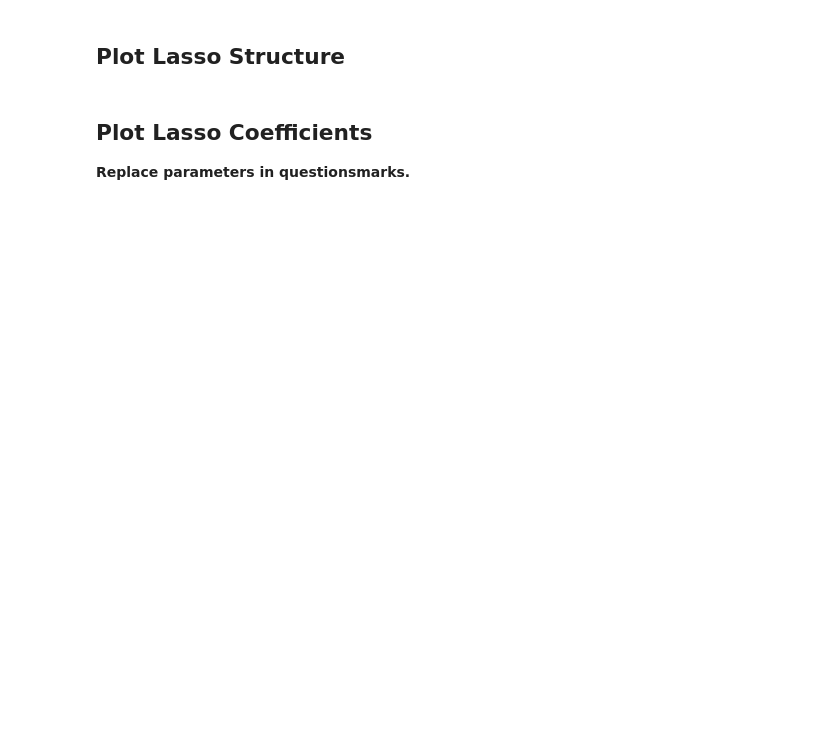
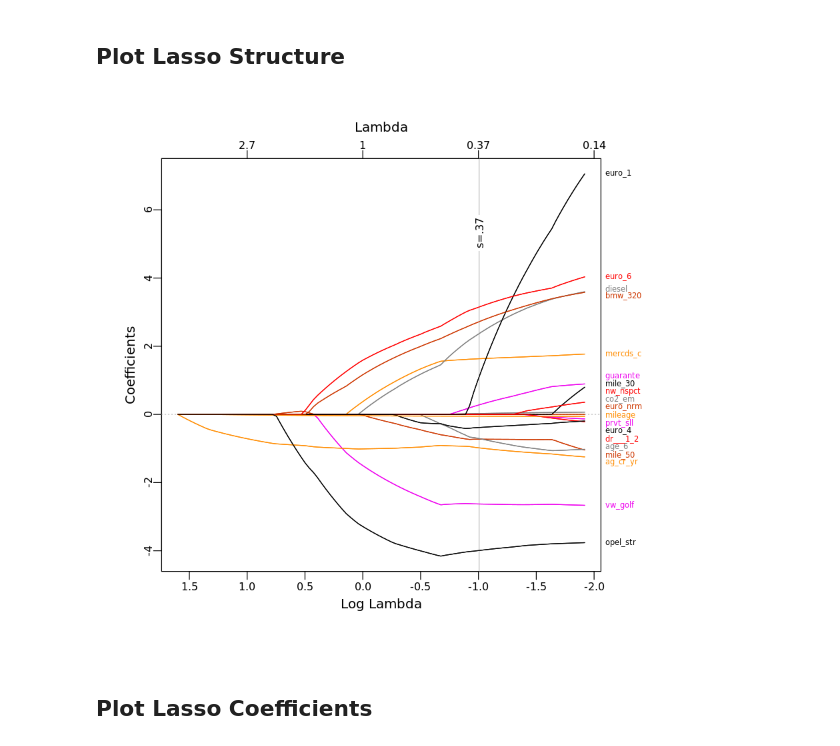
Before and after one commit to AStrittmatter/THE-Winter-School, a Jupyter notebook: used_cars.ipynb, the cells around one changed output. Drawn from its saved outputs; the diff is of its cells as text; code cells hidden in the pictures; blank space fills up the shorter version.

```diff
--- a/used_cars.ipynb
+++ b/used_cars.ipynb
@@ -217,28 +226,18 @@ print(paste0("Number of selected covariates (lambd.1se): ",lasso.linear$glmnet.f
 # %%
 ########################  Visualisation of LASSO  ########################
 
-glmcoef<-coef(lasso.linear,lasso.linear$lambda.1se)
-coef.increase<-dimnames(glmcoef[glmcoef[,1]>0,0])[[1]]
-coef.decrease<-dimnames(glmcoef[glmcoef[,1]<0,0])[[1]]
-
-lambda_min =  lasso.linear$glmnet.fit$lambda[26]/lasso.linear$glmnet.fit$lambda[1]
 set.seed(10101)
-mod <- glmnet(covariates_obs, first_price_obs, lambda.min.ratio = lambda_min, alpha=p)
-maxcoef<-coef(mod,s=lambda_min)
+mod <- glmnet(covariates_train, price_train, lambda.min.ratio = lasso$lambda.min, alpha=p)
+maxcoef<-coef(lasso)
 coef<-dimnames(maxcoef[maxcoef[,1]!=0,0])[[1]]
 allnames<-dimnames(maxcoef[maxcoef[,1]!=0,0])[[1]][order(maxcoef[maxcoef[,1]!=0,ncol(maxcoef)],decreasing=TRUE)]
 allnames<-setdiff(allnames,allnames[grep("Intercept",allnames)])
 
-#assign colors
-cols<-rep("gray",length(allnames))
-cols[allnames %in% coef.increase]<-"red"
-cols[allnames %in% coef.decrease]<- "green"
-
-plot_glmnet(mod,label=TRUE,s=lasso.linear$lambda.1se,col= cols)
+plot_glmnet(mod,label=TRUE,s=lasso$lambda.1se)
+# %% [output]
+[figure, added]
 # %% [markdown]
 ## Plot Lasso Coefficients
-
-**Replace parameters in questionsmarks.**
 # %%
 ########################  Plot LASSO Coefficients  ########################
 
```
Also changed, not shown: parts of 51 cells of this notebook.
